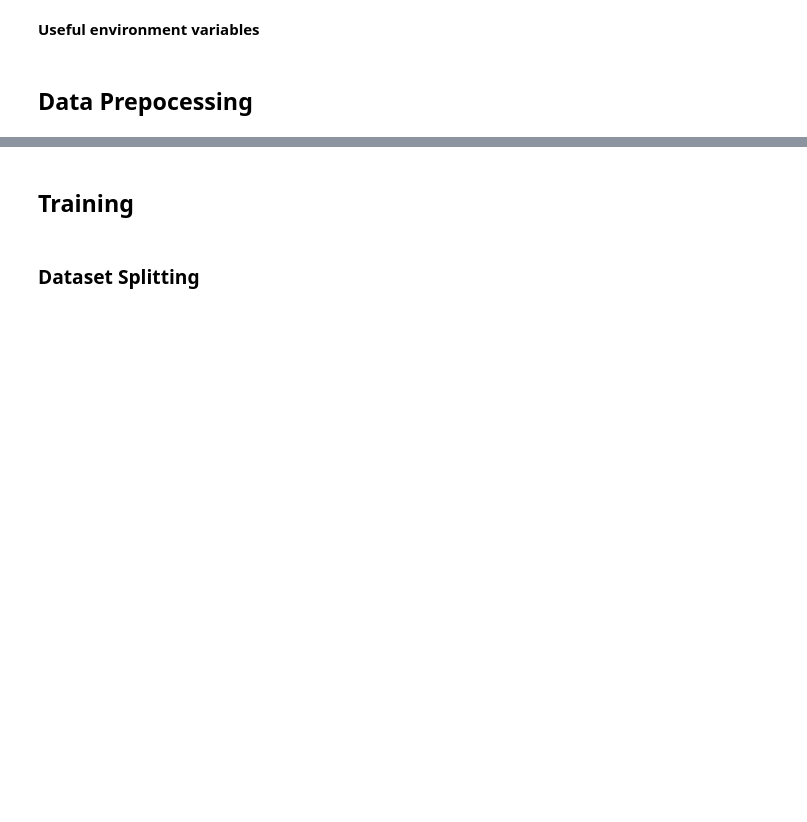
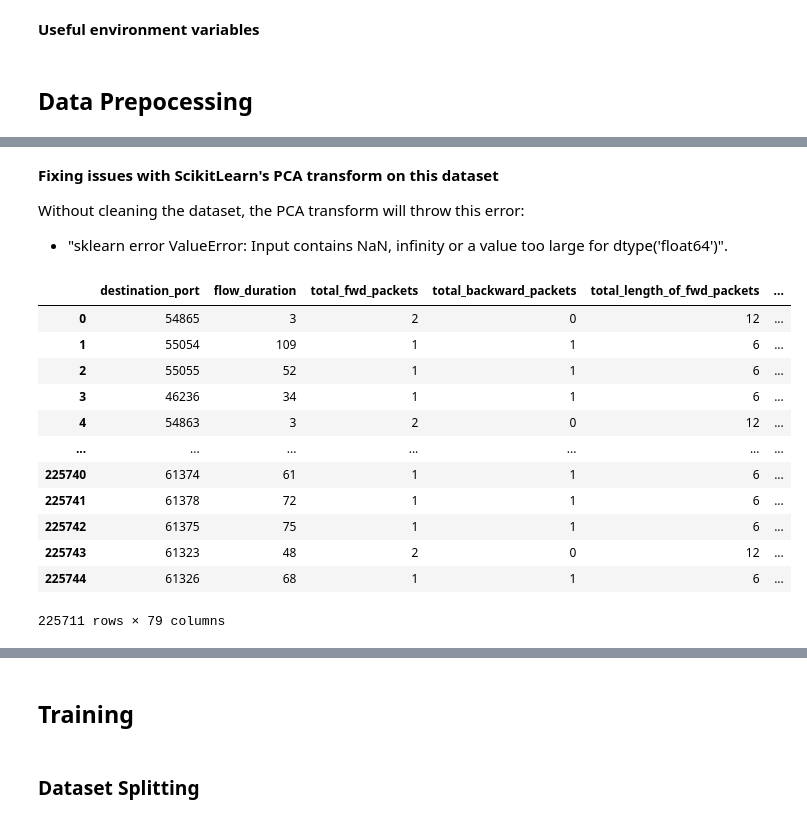
Before and after one commit to ARYN-27/spectre-dev, a Jupyter notebook: spectre-code/spectre-ann/SPECTRE-V2-A.ipynb, the cells around one changed output, grey strips where cells are left out. Saved outputs shown, nothing was run; the diff lists cells and outputs as text; code cells hidden in the pictures; blank space fills up the shorter version.

```diff
--- a/spectre-code/spectre-ann/SPECTRE-V2-A.ipynb
+++ b/spectre-code/spectre-ann/SPECTRE-V2-A.ipynb
@@ -137,0 +120,4 @@ df_final
+# %%
+Friday_Morning_Data = pd.read_csv('dataset/CICIDS2017/MachineLearningCSV/MachineLearningCVE/Friday-WorkingHours-Afternoon-DDos.pcap_ISCX.csv')
+df = Friday_Morning_Data.copy()
+df.head()
@@ -137,0 +146,3 @@ df_final
+# %%
+df.columns = df.columns.str.strip().str.lower().str.replace(' ', '_').str.replace('(', '').str.replace(')', '')
+df.head()
@@ -137,0 +174,23 @@ df_final
+# %% [markdown]
+**Fixing issues with ScikitLearn's PCA transform on this dataset**
+
+Without cleaning the dataset, the PCA transform will throw this error:
+- "sklearn error ValueError: Input contains NaN, infinity or a value too large for dtype('float64')".
+# %%
+df_cleaned = df.copy()
+df_cleaned = clean_dataset(df_cleaned) # see methods at top of notebook
+df_cleaned
+# %% [output]
+|  | destination_port | flow_duration | total_fwd_packets | total_backward_packets | total_length_of_fwd_packets | ... |
+| 0 | 54865 | 3 | 2 | 0 | 12 | ... |
+| 1 | 55054 | 109 | 1 | 1 | 6 | ... |
+| 2 | 55055 | 52 | 1 | 1 | 6 | ... |
+| 3 | 46236 | 34 | 1 | 1 | 6 | ... |
+| 4 | 54863 | 3 | 2 | 0 | 12 | ... |
+| ... | ... | ... | ... | ... | ... | ... |
+| 225740 | 61374 | 61 | 1 | 1 | 6 | ... |
+| 225741 | 61378 | 72 | 1 | 1 | 6 | ... |
+| 225742 | 61375 | 75 | 1 | 1 | 6 | ... |
+| 225743 | 61323 | 48 | 2 | 0 | 12 | ... |
+| 225744 | 61326 | 68 | 1 | 1 | 6 | ... |
+225711 rows × 79 columns
```
Also changed, not shown: parts of 46 cells of this notebook, 4 other files.
